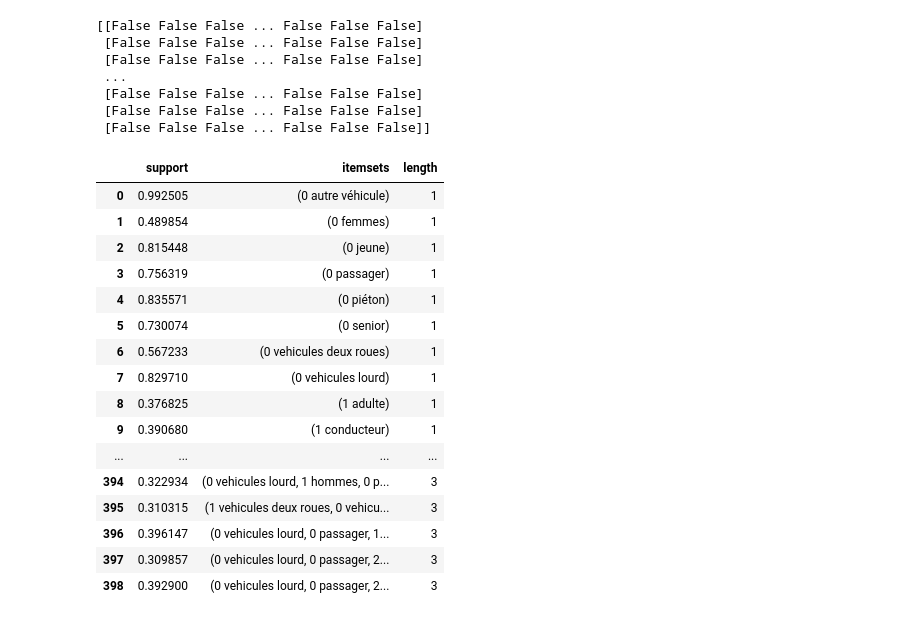
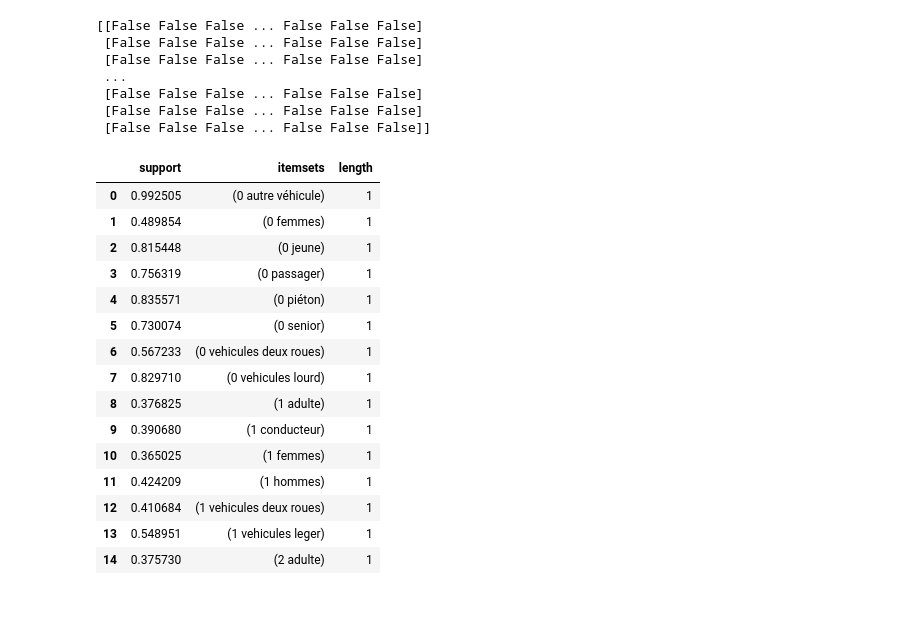
Before and after one commit to TheGooodDev/TPDataMiningRoute, a Jupyter notebook: Main.ipynb, the cells around one changed output. Cells and saved outputs as stored; diff of their text form; code cells hidden in the pictures.

```diff
--- a/Main.ipynb
+++ b/Main.ipynb
@@ -701,25 +704,24 @@ frequent_accident = apriori(train, min_support=0.3, use_colnames=True)
 # %%
 # Ajoutez une colonne 'length' contenant le nombre d'items dans chaque itemset
 frequent_accident['length'] = frequent_accident['itemsets'].apply(lambda x: len(x))
-frequent_accident
+frequent_accident.head(15)
 # %% [output]
 |  | support | itemsets | length |
 | 0 | 0.992505 | (0 autre véhicule) | 1 |
 | 1 | 0.489854 | (0 femmes) | 1 |
 | 2 | 0.815448 | (0 jeune) | 1 |
 | 3 | 0.756319 | (0 passager) | 1 |
 | 4 | 0.835571 | (0 piéton) | 1 |
 | 5 | 0.730074 | (0 senior) | 1 |
 | 6 | 0.567233 | (0 vehicules deux roues) | 1 |
 | 7 | 0.829710 | (0 vehicules lourd) | 1 |
 | 8 | 0.376825 | (1 adulte) | 1 |
 | 9 | 0.390680 | (1 conducteur) | 1 |
-| ... | ... | ... | ... |
-| 394 | 0.322934 | (0 vehicules lourd, 1 hommes, 0 p... | 3 |
-| 395 | 0.310315 | (1 vehicules deux roues, 0 vehicu... | 3 |
-| 396 | 0.396147 | (0 vehicules lourd, 0 passager, 1... | 3 |
-| 397 | 0.309857 | (0 vehicules lourd, 0 passager, 2... | 3 |
-| 398 | 0.392900 | (0 vehicules lourd, 0 passager, 2... | 3 |
+| 10 | 0.365025 | (1 femmes) | 1 |
+| 11 | 0.424209 | (1 hommes) | 1 |
+| 12 | 0.410684 | (1 vehicules deux roues) | 1 |
+| 13 | 0.548951 | (1 vehicules leger) | 1 |
+| 14 | 0.375730 | (2 adulte) | 1 |
 # %%
 # Triez le DataFrame en fonction de la colonne 'length' et du support
 sorted_accident = frequent_accident.sort_values(by=['length', 'support'], ascending=[False, False]).reset_index(drop=True)
```
Also changed, not shown: parts of 5 cells of this notebook, 1 other file.
